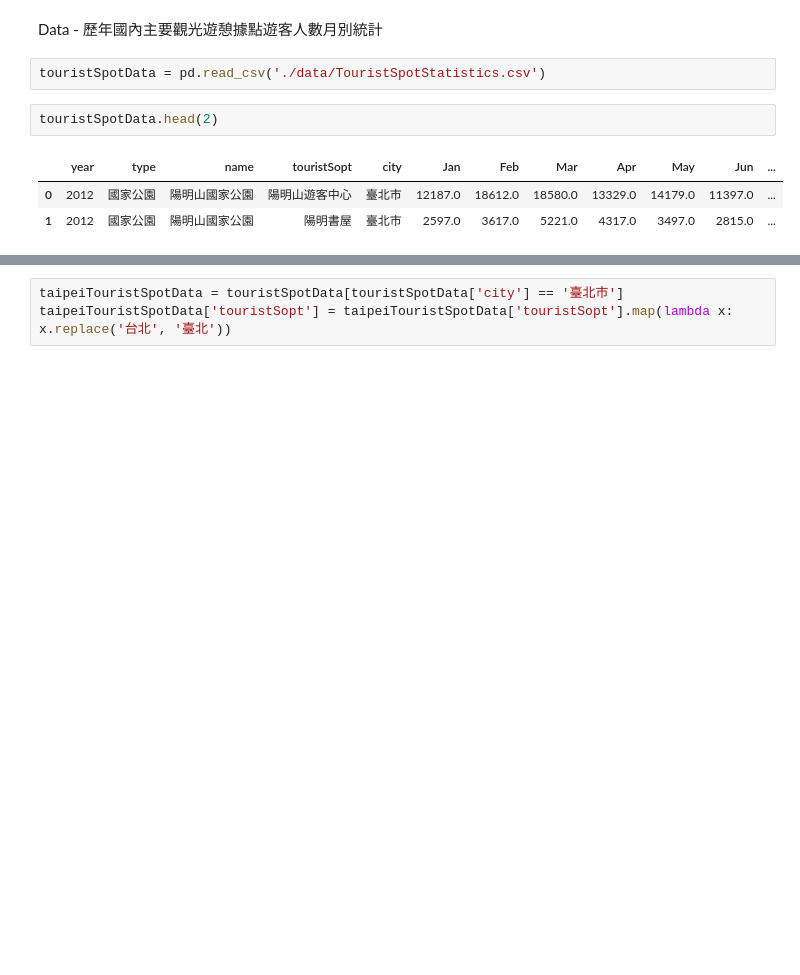
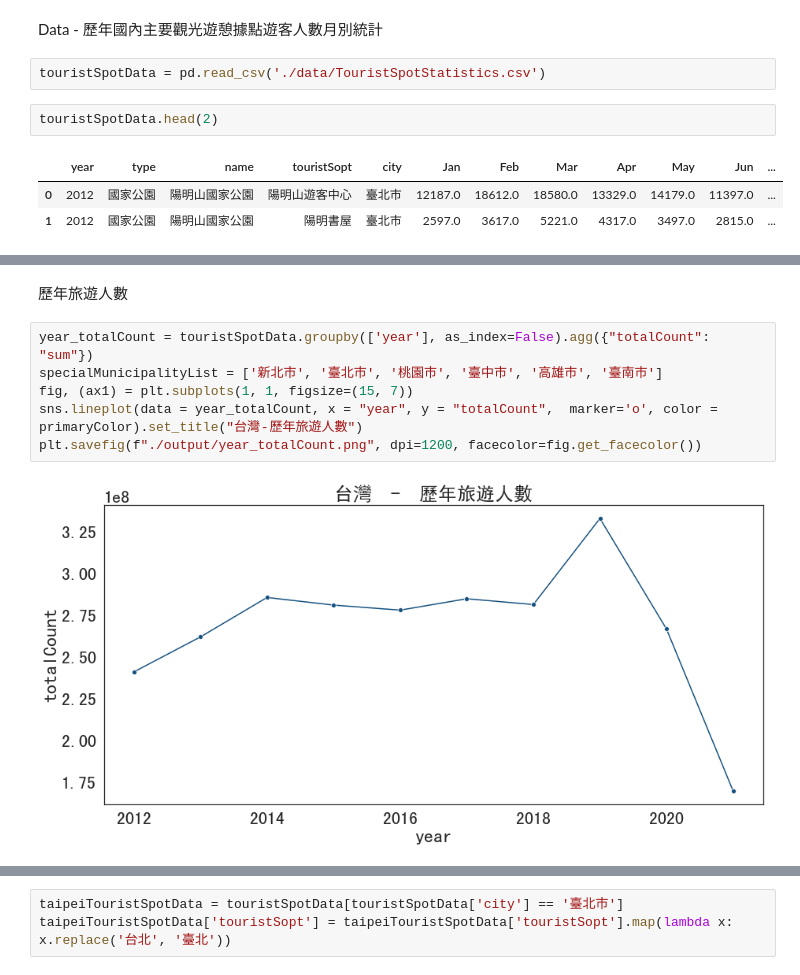
Before and after one commit to Jasmine-fe/DataAnalysis_TaipeiTouristSpot, a Jupyter notebook: TaipeiTouristSpot.ipynb, the cells around one changed output, grey strips where cells are left out. Saved outputs shown, nothing was run; the diff lists cells and outputs as text; blank space fills up the shorter version.

```diff
--- a/TaipeiTouristSpot.ipynb
+++ b/TaipeiTouristSpot.ipynb
@@ -24,0 +41,10 @@ touristSpotData.head(2)
+# %% [markdown]
+歷年旅遊人數
+# %%
+year_totalCount = touristSpotData.groupby(['year'], as_index=False).agg({"totalCount": "sum"})
+specialMunicipalityList = ['新北市', '臺北市', '桃園市', '臺中市', '高雄市', '臺南市']
+fig, (ax1) = plt.subplots(1, 1, figsize=(15, 7))
+sns.lineplot(data = year_totalCount, x = "year", y = "totalCount",  marker='o', color = primaryColor).set_title("台灣 - 歷年旅遊人數")
+plt.savefig(f"./output/year_totalCount.png", dpi=1200, facecolor=fig.get_facecolor())
+# %% [output]
+[figure, added]
```
Also changed, not shown: parts of 12 cells of this notebook.
